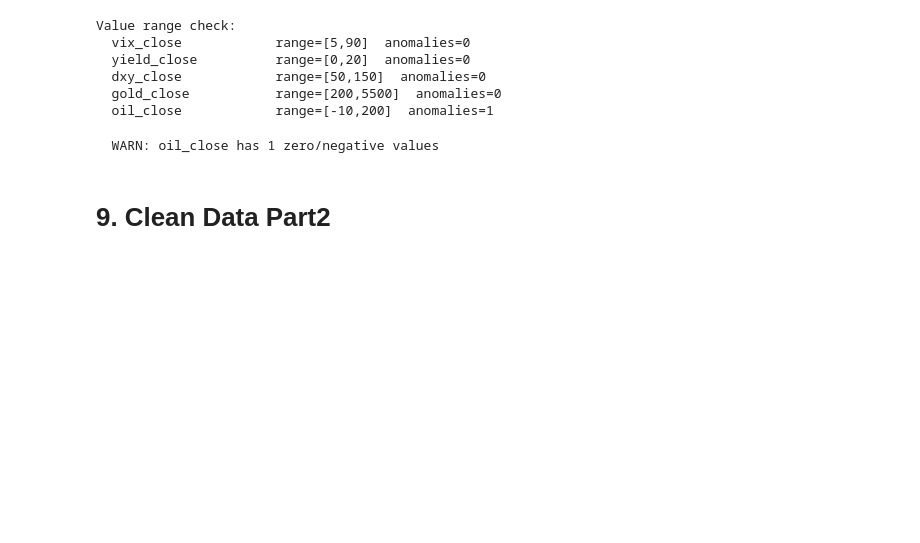
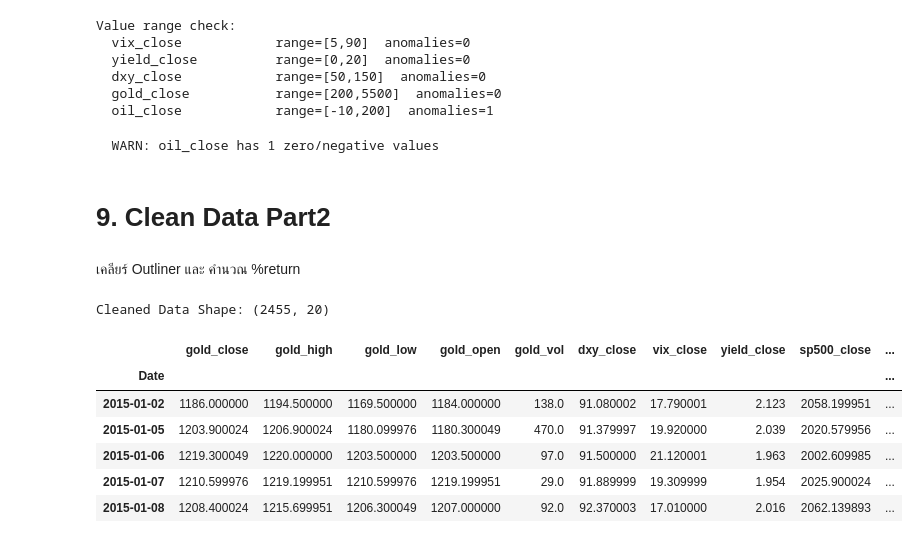
Before and after one commit to atiwit/CPE232-goldpriceforecast, a Jupyter notebook: notebooks/3_eda.ipynb, the cells around one changed output. Drawn from its saved outputs; the diff is of its cells as text; code cells hidden in the pictures; blank space fills up the shorter version.

```diff
--- a/notebooks/3_eda.ipynb
+++ b/notebooks/3_eda.ipynb
@@ -685,3 +685,42 @@ for col in cols:
   WARN: oil_close has 1 zero/negative values
 # %% [markdown]
 # 9. Clean Data Part2
+# %% [markdown]
+เคลียร์ Outliner และ คำนวณ %return
+# %%
+# 1. Calculate %return for all asset columns
+for col in ['gold_close','dxy_close','vix_close','yield_close','sp500_close','oil_close']:
+    df[f'{col}_ret'] = df[col].pct_change() * 100
+
+# 2. Remove outliers (IQR method) for all price columns
+for col in ['gold_close','dxy_close','vix_close','yield_close','sp500_close','oil_close']:
+    Q1 = df[col].quantile(0.25)
+    Q3 = df[col].quantile(0.75)
+    IQR = Q3 - Q1
+    outlier_mask = (df[col] < Q1-1.5*IQR) | (df[col] > Q3+1.5*IQR)
+    df = df[~outlier_mask]
+
+# 3. Clean gold_vol (remove outlier, fill missing)
+vol_col = 'gold_vol'
+Q1 = df[vol_col].quantile(0.25)
+Q3 = df[vol_col].quantile(0.75)
+IQR = Q3 - Q1
+vol_outlier_mask = (df[vol_col] < Q1-1.5*IQR) | (df[vol_col] > Q3+1.5*IQR)
+df.loc[vol_outlier_mask, vol_col] = np.nan
+# fill missing with median
+df[vol_col] = df[vol_col].fillna(df[vol_col].median())
+
+# Reset index after cleaning
+df = df.sort_index()
+
+print('Cleaned Data Shape:', df.shape)
+df.head()
+# %% [output]
+Cleaned Data Shape: (2455, 20)
+|  | gold_close | gold_high | gold_low | gold_open | gold_vol | dxy_close | vix_close | yield_close | sp500_close | ... |
+| Date |  |  |  |  |  |  |  |  |  | ... |
+| 2015-01-02 | 1186.000000 | 1194.500000 | 1169.500000 | 1184.000000 | 138.0 | 91.080002 | 17.790001 | 2.123 | 2058.199951 | ... |
+| 2015-01-05 | 1203.900024 | 1206.900024 | 1180.099976 | 1180.300049 | 470.0 | 91.379997 | 19.920000 | 2.039 | 2020.579956 | ... |
+| 2015-01-06 | 1219.300049 | 1220.000000 | 1203.500000 | 1203.500000 | 97.0 | 91.500000 | 21.120001 | 1.963 | 2002.609985 | ... |
+| 2015-01-07 | 1210.599976 | 1219.199951 | 1210.599976 | 1219.199951 | 29.0 | 91.889999 | 19.309999 | 1.954 | 2025.900024 | ... |
+| 2015-01-08 | 1208.400024 | 1215.699951 | 1206.300049 | 1207.000000 | 92.0 | 92.370003 | 17.010000 | 2.016 | 2062.139893 | ... |
```
Also changed, not shown: parts of 6 cells of this notebook, 1 other file.
